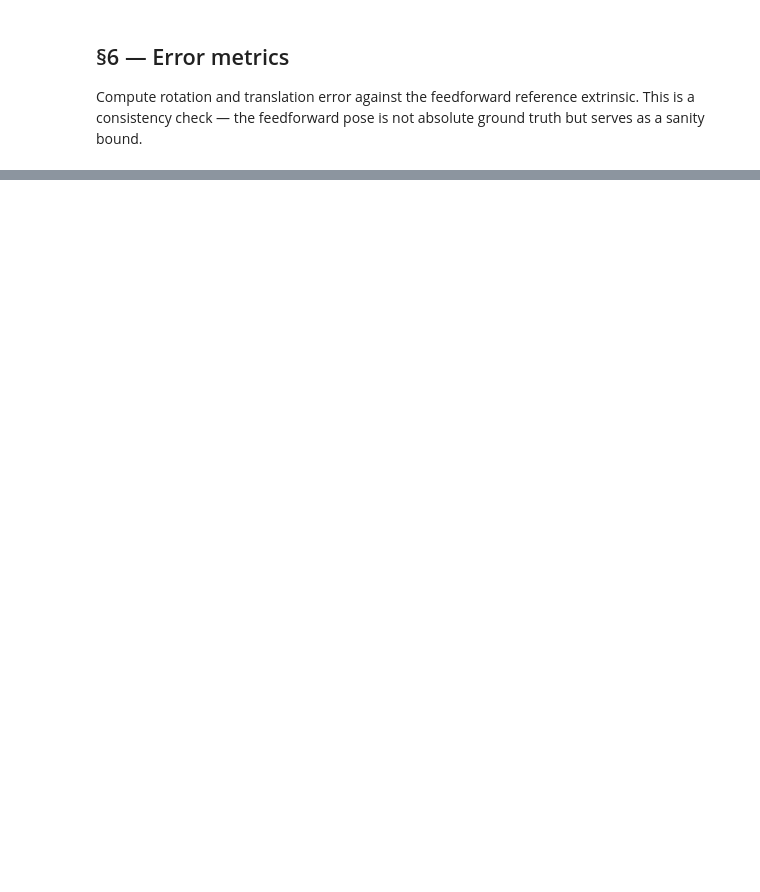
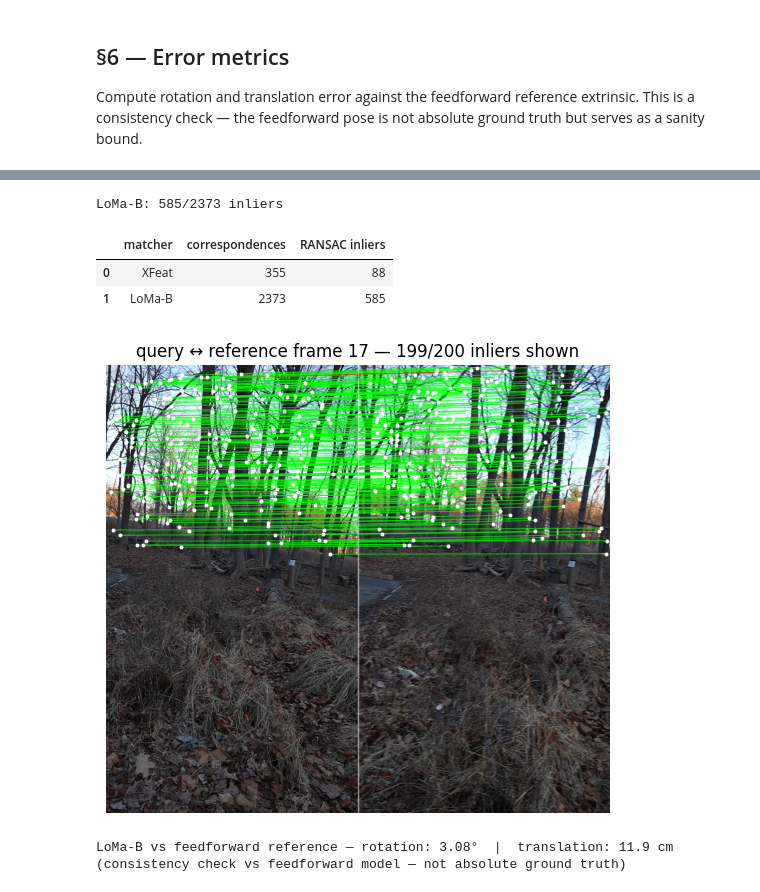
Before and after one commit to BasisResearch/collab-splats, a Jupyter notebook: docs/source/tutorials/07_localization/localization.ipynb, the cells around one changed output, grey strips where cells are left out. Drawn from its saved outputs; the diff is of its cells as text; code cells hidden in the pictures; blank space fills up the shorter version.

```diff
--- a/docs/source/tutorials/07_localization/localization.ipynb
+++ b/docs/source/tutorials/07_localization/localization.ipynb
@@ -123,0 +154,38 @@ vs feedforward reference — rotation: 123.34°  |  translation: 13624.9 cm
+# %%
+from collab_splats.pointcloud import LomaExtractor
+
+# Build a second localizer with the LoMa-B extractor and localize the same query
+localizer_loma = CameraLocalizer.from_feedforward(result_trimmed, extractor=LomaExtractor())
+res_loma = localizer_loma.localize(query_image, query_K)
+print(f"LoMa-B: {res_loma.n_inliers}/{res_loma.n_correspondences} inliers")
+# %% [output]
+LoMa-B: 585/2373 inliers
+# %%
+# Compare both matchers on the same query
+pd.DataFrame(
+    [
+        ("XFeat", loc.n_correspondences, loc.n_inliers),
+        ("LoMa-B", res_loma.n_correspondences, res_loma.n_inliers),
+    ],
+    columns=["matcher", "correspondences", "RANSAC inliers"],
+)
+# %% [output]
+|  | matcher | correspondences | RANSAC inliers |
+| 0 | XFeat | 355 | 88 |
+| 1 | LoMa-B | 2373 | 585 |
+# %%
+# Visualize LoMa matches the same way as §4
+plot_correspondences(res_loma, query_image, result_trimmed.image_paths)
+# %% [output]
+[figure, added]
+# %%
+# Same consistency check as §6, for the LoMa pose
+R_est_loma = res_loma.pose[:3, :3]
+rot_err_loma_deg = np.degrees(np.arccos(np.clip((np.trace(R_est_loma @ R_ref.T) - 1) / 2, -1, 1)))
+t_err_loma_cm = np.linalg.norm(res_loma.pose[:3, 3] - ref_extrinsic[:3, 3]) * 100
+
+print(f"LoMa-B vs feedforward reference — rotation: {rot_err_loma_deg:.2f}°  |  translation: {t_err_loma_cm:.1f} cm")
+print("(consistency check vs feedforward model — not absolute ground truth)")
+# %% [output]
+LoMa-B vs feedforward reference — rotation: 3.08°  |  translation: 11.9 cm
+(consistency check vs feedforward model — not absolute ground truth)
```
Also changed, not shown: parts of 9 cells of this notebook, 7 other files.
